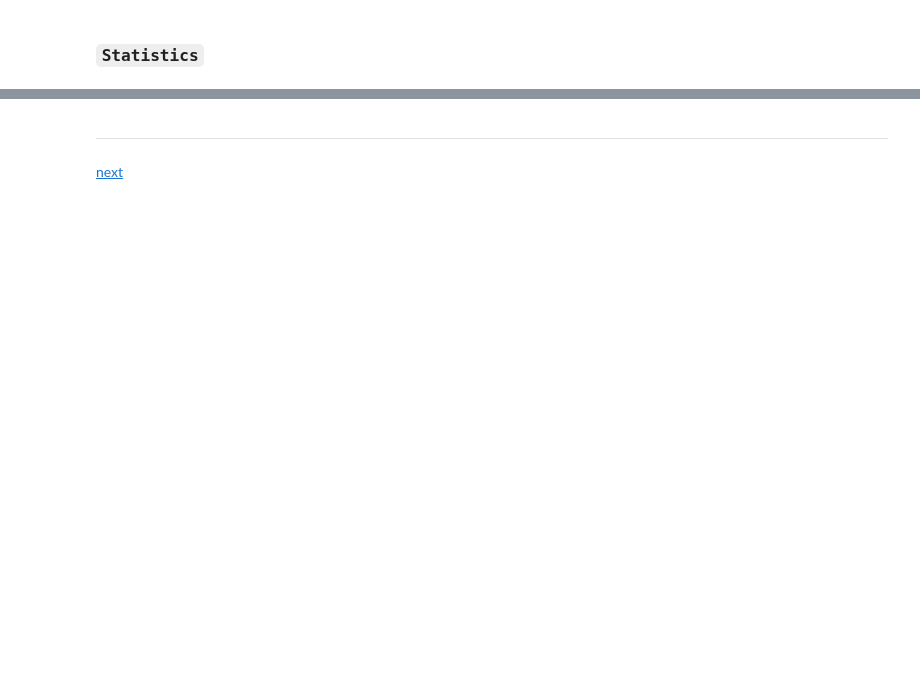
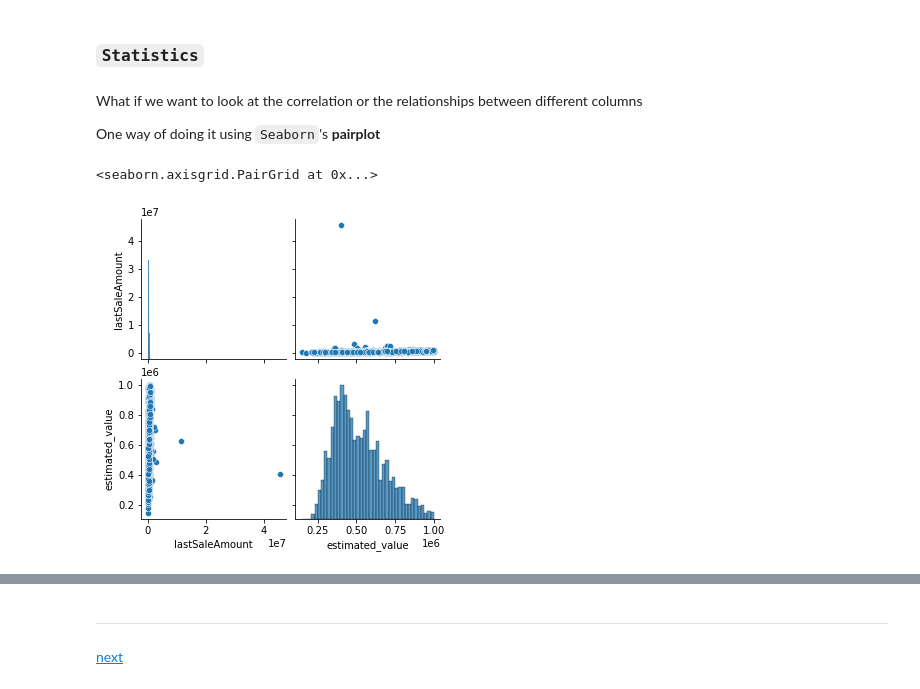
Before and after one commit to GouthamShiv/python-datascience, a Jupyter notebook: code/04-python-data-mining/01-cleaning-data.ipynb, the cells around one changed output, grey strips where cells are left out. Cells and saved outputs as stored; diff of their text form; code cells hidden in the pictures; blank space fills up the shorter version.

```diff
--- a/code/04-python-data-mining/01-cleaning-data.ipynb
+++ b/code/04-python-data-mining/01-cleaning-data.ipynb
@@ -211,3 +207,12 @@ df[(df.estimated_value <= 1000000) & (df.yearBuilt > 2000) & (df.zipcode == 8020
 | 14982 | 43208991 | 731 S Elizabeth St | Denver | CO | 80209 | 39.703135 | -104.956141 | 2 | 3.0 | 6 | ... |
 # %% [markdown]
 ### `Statistics`
+# %% [markdown]
+What if we want to look at the correlation or the relationships between different columns
+
+One way of doing it using `Seaborn`'s **pairplot**
+# %%
+sns.pairplot(df[['lastSaleAmount', 'estimated_value']], palette='Spectral')
+# %% [output]
+<seaborn.axisgrid.PairGrid at 0x...>
+[figure, added]
```
Also changed, not shown: parts of 21 cells of this notebook, 3 other files.
